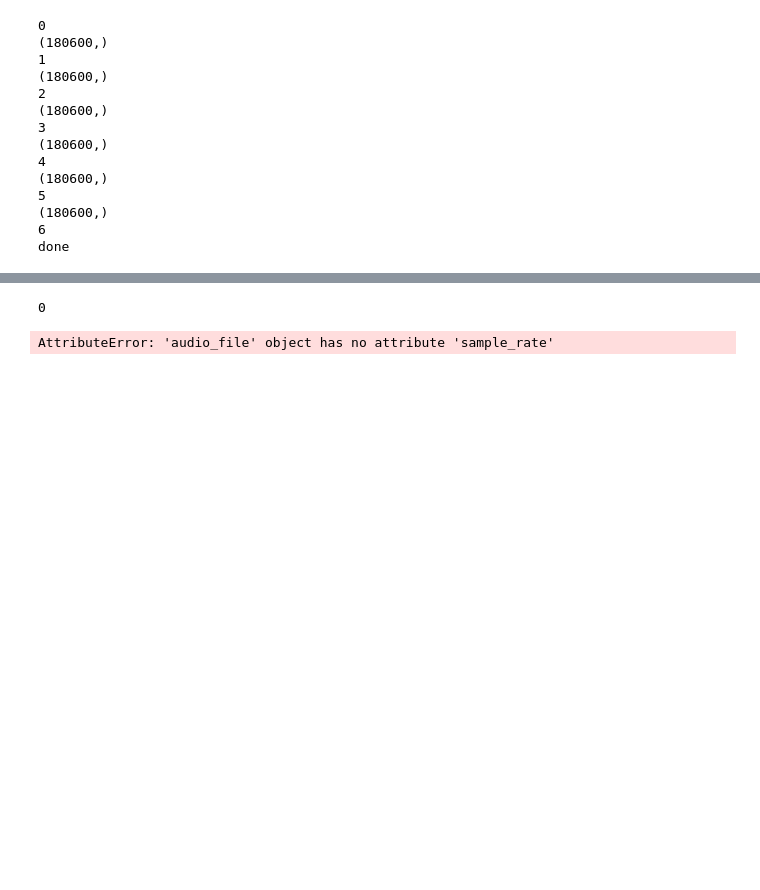
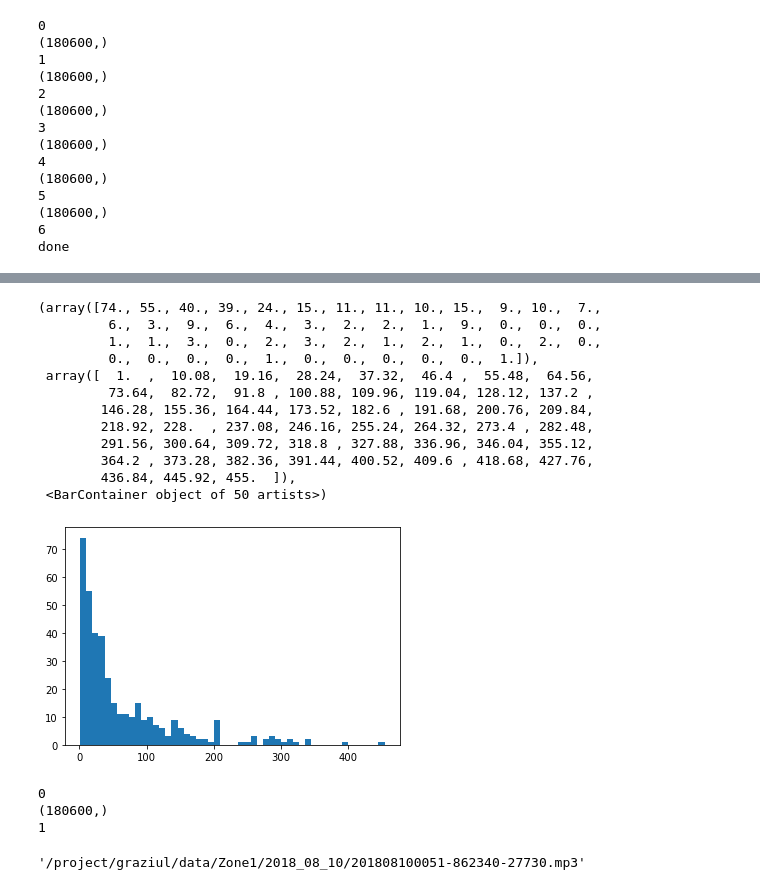
Before and after one commit to anishkanabar/lang-of-pol, a Jupyter notebook: vad/VAD_Analysis.ipynb, the cells around one changed output, grey strips where cells are left out. Saved outputs shown, nothing was run; the diff lists cells and outputs as text; code cells hidden in the pictures; blank space fills up the shorter version.

```diff
--- a/vad/VAD_Analysis.ipynb
+++ b/vad/VAD_Analysis.ipynb
@@ -230,3 +238,19 @@ print(post_processor.transcriptions[31])
+# %%
+plt.hist(np.array(comm)[np.nonzero(np.array(comm) < 500)], bins = 50)
+# %% [output]
+(array([74., 55., 40., 39., 24., 15., 11., 11., 10., 15.,  9., 10.,  7.,
+         6.,  3.,  9.,  6.,  4.,  3.,  2.,  2.,  1.,  9.,  0.,  0.,  0.,
+         1.,  1.,  3.,  0.,  2.,  3.,  2.,  1.,  2.,  1.,  0.,  2.,  0.,
+         0.,  0.,  0.,  0.,  1.,  0.,  0.,  0.,  0.,  0.,  1.]),
+ array([  1.  ,  10.08,  19.16,  28.24,  37.32,  46.4 ,  55.48,  64.56,
+         73.64,  82.72,  91.8 , 100.88, 109.96, 119.04, 128.12, 137.2 ,
+        146.28, 155.36, 164.44, 173.52, 182.6 , 191.68, 200.76, 209.84,
+        218.92, 228.  , 237.08, 246.16, 255.24, 264.32, 273.4 , 282.48,
+        291.56, 300.64, 309.72, 318.8 , 327.88, 336.96, 346.04, 355.12,
+        364.2 , 373.28, 382.36, 391.44, 400.52, 409.6 , 418.68, 427.76,
+        436.84, 445.92, 455.  ]),
+ <BarContainer object of 50 artists>)
+[figure, added]
 # %%
 pkl_path = '/project/graziul/ra/ajays/whitelisted_vad_dict.pkl'
 file = open(pkl_path,'rb')
@@ -239,7 +263,14 @@ for idx,key in enumerate(vad_dict):
             break
         a = audio_file(key)
         a.get_slices(vad_dict)
+        x = a.get_split_mfcc()
         a.get_split_frames()
+        y = a.get_split_labels()
 # %% [output]
 0
+(180600,)
+1
-AttributeError: 'audio_file' object has no attribute 'sample_rate'
+# %%
+key
+# %% [output]
+'/project/graziul/data/Zone1/2018_08_10/201808100051-862340-27730.mp3'
```
Also changed, not shown: parts of 7 cells of this notebook, 9 other files.
